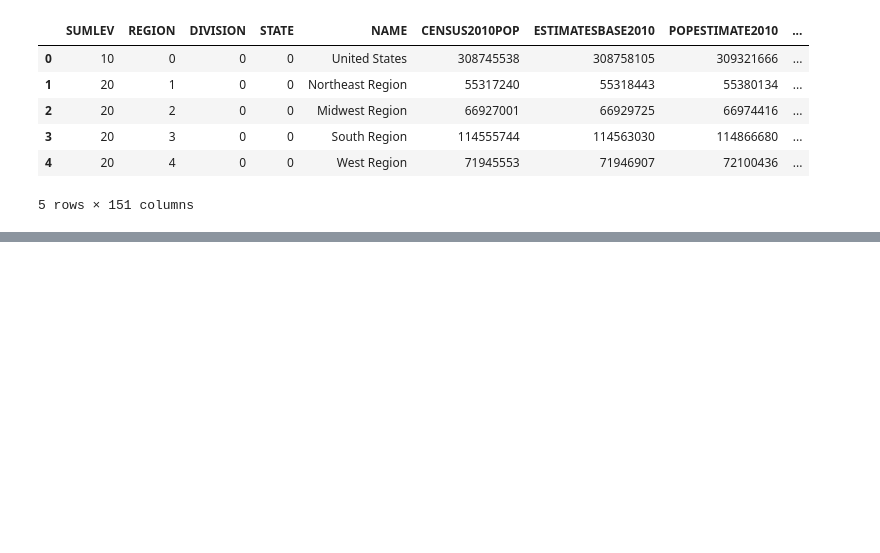
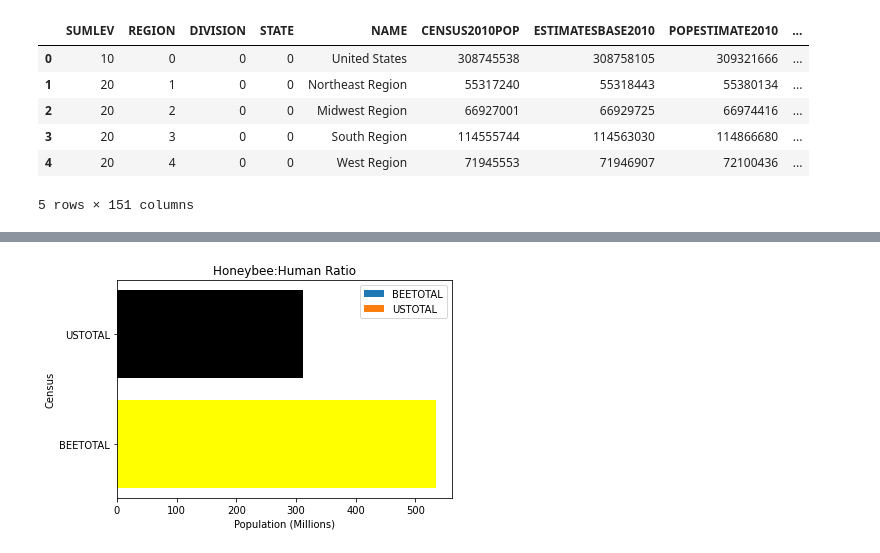
Before and after one commit to curtiscoleman/save_the_bees, a Jupyter notebook: Workbook.ipynb, the cells around one changed output, grey strips where cells are left out. Cells and saved outputs as stored; diff of their text form; code cells hidden in the pictures; blank space fills up the shorter version.

Commit message:
visualization/requirements

```diff
--- a/Workbook.ipynb
+++ b/Workbook.ipynb
@@ -103,0 +111,26 @@ combined_data
+# %%
+
+categories = totals_data.columns[1:]
+values = totals_data.values[0][1:]
+
+# Create the figure and axis
+fig, ax = plt.subplots()
+
+# Define the colors for the bars
+colors = ['yellow', 'black']
+
+# Plot the horizontal bar chart with different colors
+ax.barh(categories, values, color=colors)
+
+# Set the axis labels and title
+ax.set_xlabel('Population (Millions)')
+ax.set_ylabel('Census')
+ax.set_title('Honeybee:Human Ratio')
+
+# Create a legend
+ax.legend(bars,categories)
+
+# Display the plot
+plt.show()
+# %% [output]
+[figure, added]
```
Also changed, not shown: parts of 5 cells of this notebook, 1 other file.
